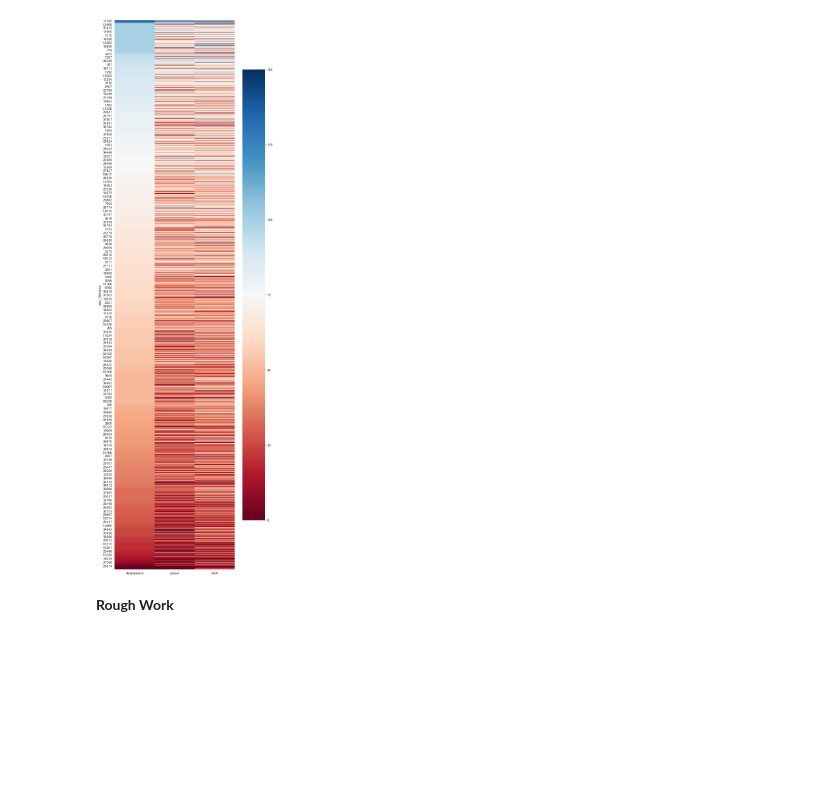
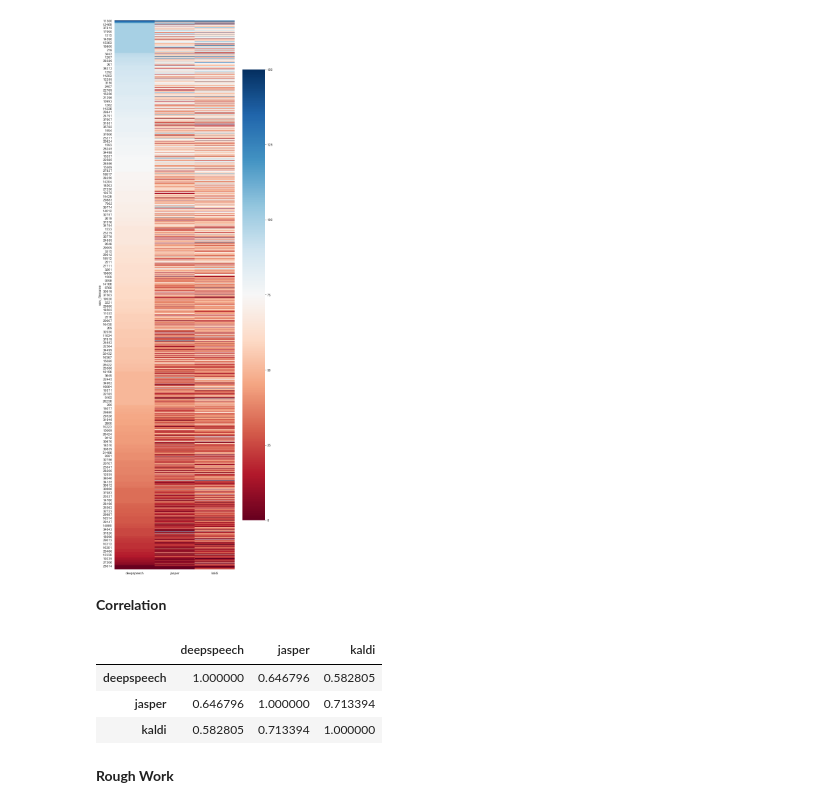
Before and after one commit to AASHISHAG/deepspeech_swiss_german, a Jupyter notebook: swiss_text/data_analysis_swiss_text.ipynb, the cells around one changed output. Drawn from its saved outputs; the diff is of its cells as text; code cells hidden in the pictures; blank space fills up the shorter version.

```diff
--- a/swiss_text/data_analysis_swiss_text.ipynb
+++ b/swiss_text/data_analysis_swiss_text.ipynb
@@ -637,8 +637,15 @@ sns.heatmap(heatmap_data, cmap="RdBu")
 # %% [output]
 <matplotlib.axes._subplots.AxesSubplot at 0x...>
 [figure]
+# %% [markdown]
+**Correlation**
 # %%
-df.corr()
+heatmap_data.corr()
+# %% [output]
+|  | deepspeech | jasper | kaldi |
+| deepspeech | 1.000000 | 0.646796 | 0.582805 |
+| jasper | 0.646796 | 1.000000 | 0.713394 |
+| kaldi | 0.582805 | 0.713394 | 1.000000 |
 # %% [markdown]
 **Rough Work**
 # %%
```
